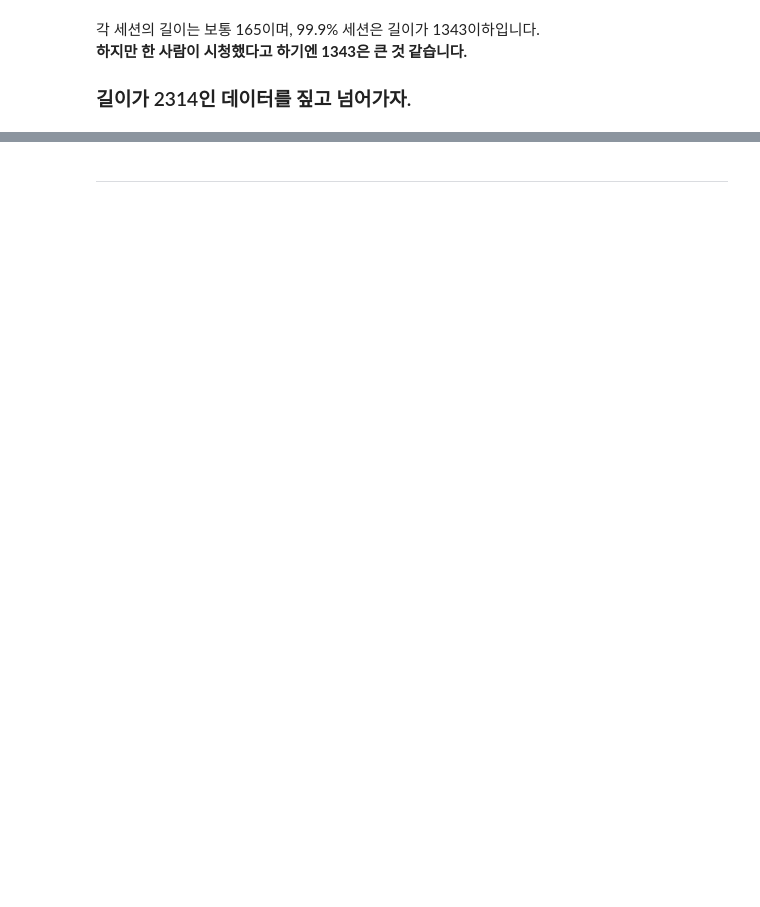
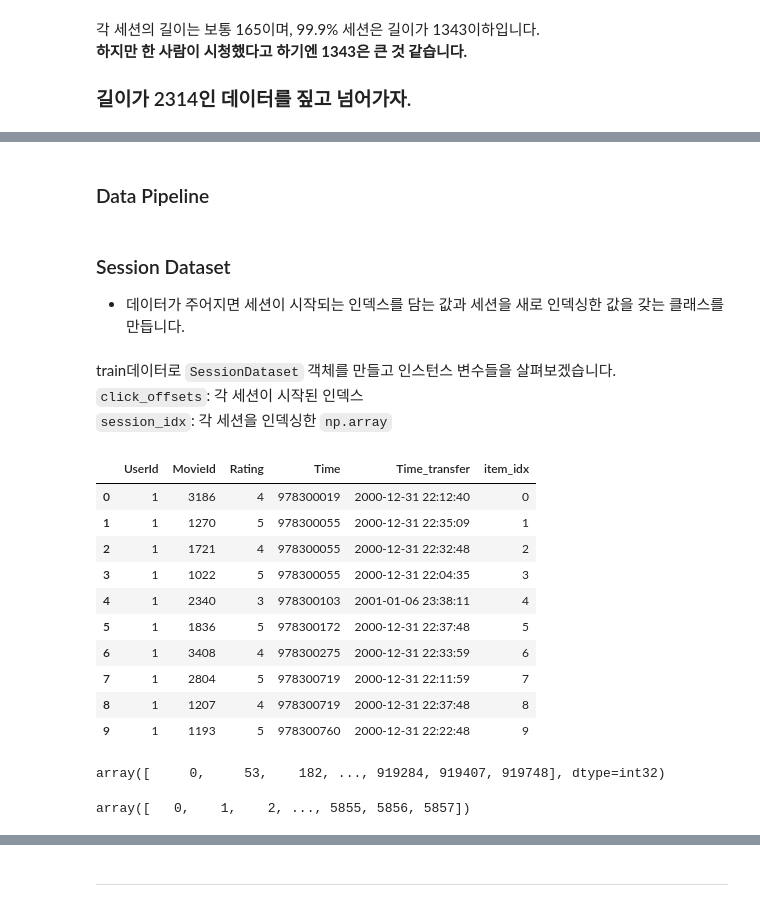
Before and after one commit to Shinest-changwon/AIFFEL_Exploration, a Jupyter notebook: E17_Movie_Prediction/[E17]Movie_Prediction.ipynb, the cells around one changed output, grey strips where cells are left out. Saved outputs shown, nothing was run; the diff lists cells and outputs as text; code cells hidden in the pictures; blank space fills up the shorter version.

```diff
--- a/E17_Movie_Prediction/[E17]Movie_Prediction.ipynb
+++ b/E17_Movie_Prediction/[E17]Movie_Prediction.ipynb
@@ -343,0 +689,12 @@ plt.show()
+# %%
+# Time_transfer 컬럼 기준으로 데이터를 나눈다.
+def split_by_date(data: pd.DataFrame, n_days: int):
+    final_time = data['Time_transfer'].max()
+    session_last_time = data.groupby('UserId')['Time_transfer'].max()
+    session_in_train = session_last_time[session_last_time < final_time - dt.timedelta(days=n_days)].index
+    session_in_test = session_last_time[session_last_time >= final_time - dt.timedelta(n_days)].index
+
+    before_date = data[data['UserId'].isin(session_in_train)]
+    after_date = data[data['UserId'].isin(session_in_test)]
+    after_date = after_date[after_date['MovieId'].isin(before_date['MovieId'])]
+    return before_date, after_date
@@ -343,0 +755,2 @@ plt.show()
+# %% [markdown]
+### Data Pipeline
@@ -343,0 +764,3 @@ plt.show()
+# %% [markdown]
+### Session Dataset
+- 데이터가 주어지면 세션이 시작되는 인덱스를 담는 값과 세션을 새로 인덱싱한 값을 갖는 클래스를 만듭니다.
@@ -343,0 +783,27 @@ plt.show()
+# %% [markdown]
+train데이터로 `SessionDataset` 객체를 만들고 인스턴스 변수들을 살펴보겠습니다.
+`click_offsets`: 각 세션이 시작된 인덱스
+`session_idx`: 각 세션을 인덱싱한 `np.array`
+# %%
+tr_dataset = SessionDataset(tr)
+tr_dataset.df.head(10)
+# %% [output]
+|  | UserId | MovieId | Rating | Time | Time_transfer | item_idx |
+| 0 | 1 | 3186 | 4 | 978300019 | 2000-12-31 22:12:40 | 0 |
+| 1 | 1 | 1270 | 5 | 978300055 | 2000-12-31 22:35:09 | 1 |
+| 2 | 1 | 1721 | 4 | 978300055 | 2000-12-31 22:32:48 | 2 |
+| 3 | 1 | 1022 | 5 | 978300055 | 2000-12-31 22:04:35 | 3 |
+| 4 | 1 | 2340 | 3 | 978300103 | 2001-01-06 23:38:11 | 4 |
+| 5 | 1 | 1836 | 5 | 978300172 | 2000-12-31 22:37:48 | 5 |
+| 6 | 1 | 3408 | 4 | 978300275 | 2000-12-31 22:33:59 | 6 |
+| 7 | 1 | 2804 | 5 | 978300719 | 2000-12-31 22:11:59 | 7 |
+| 8 | 1 | 1207 | 4 | 978300719 | 2000-12-31 22:37:48 | 8 |
+| 9 | 1 | 1193 | 5 | 978300760 | 2000-12-31 22:22:48 | 9 |
+# %%
+tr_dataset.click_offsets
+# %% [output]
+array([     0,     53,    182, ..., 919284, 919407, 919748], dtype=int32)
+# %%
+tr_dataset.session_idx
+# %% [output]
+array([   0,    1,    2, ..., 5855, 5856, 5857])
```
Also changed, not shown: parts of 85 cells of this notebook.
